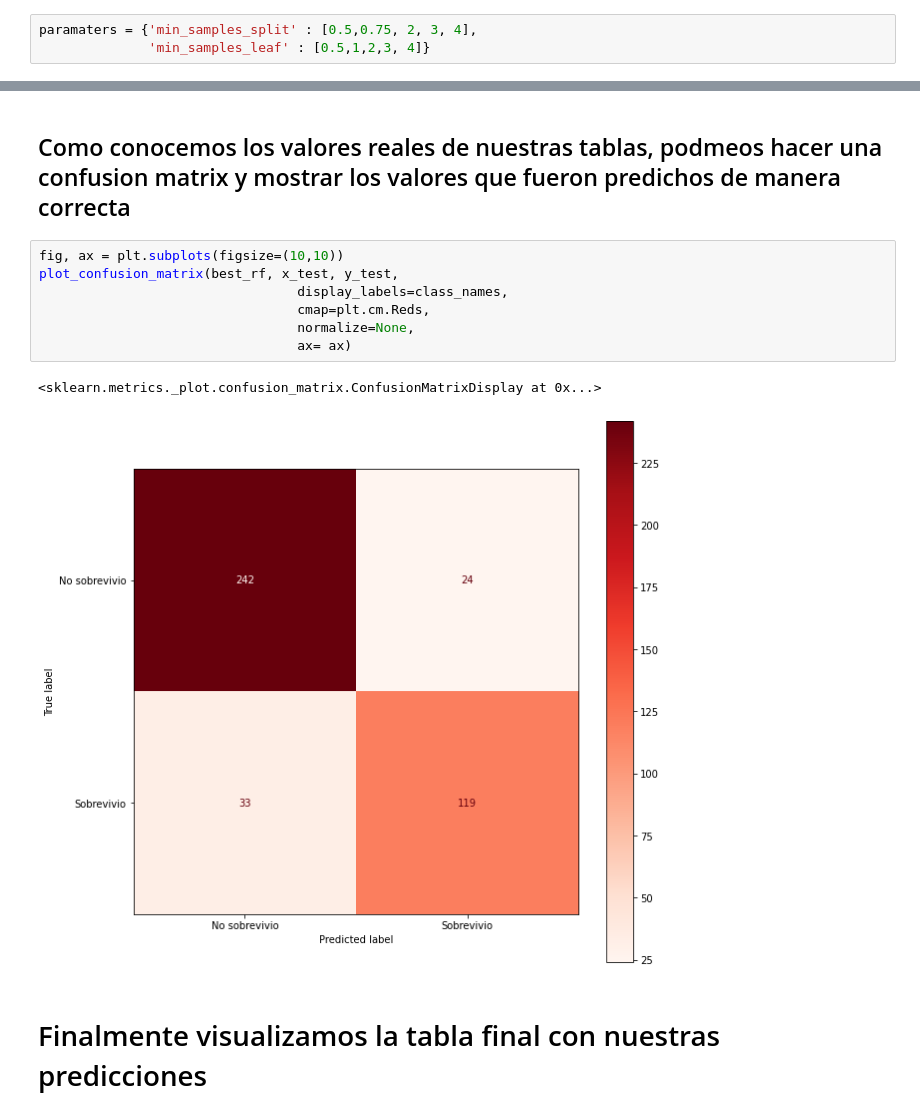
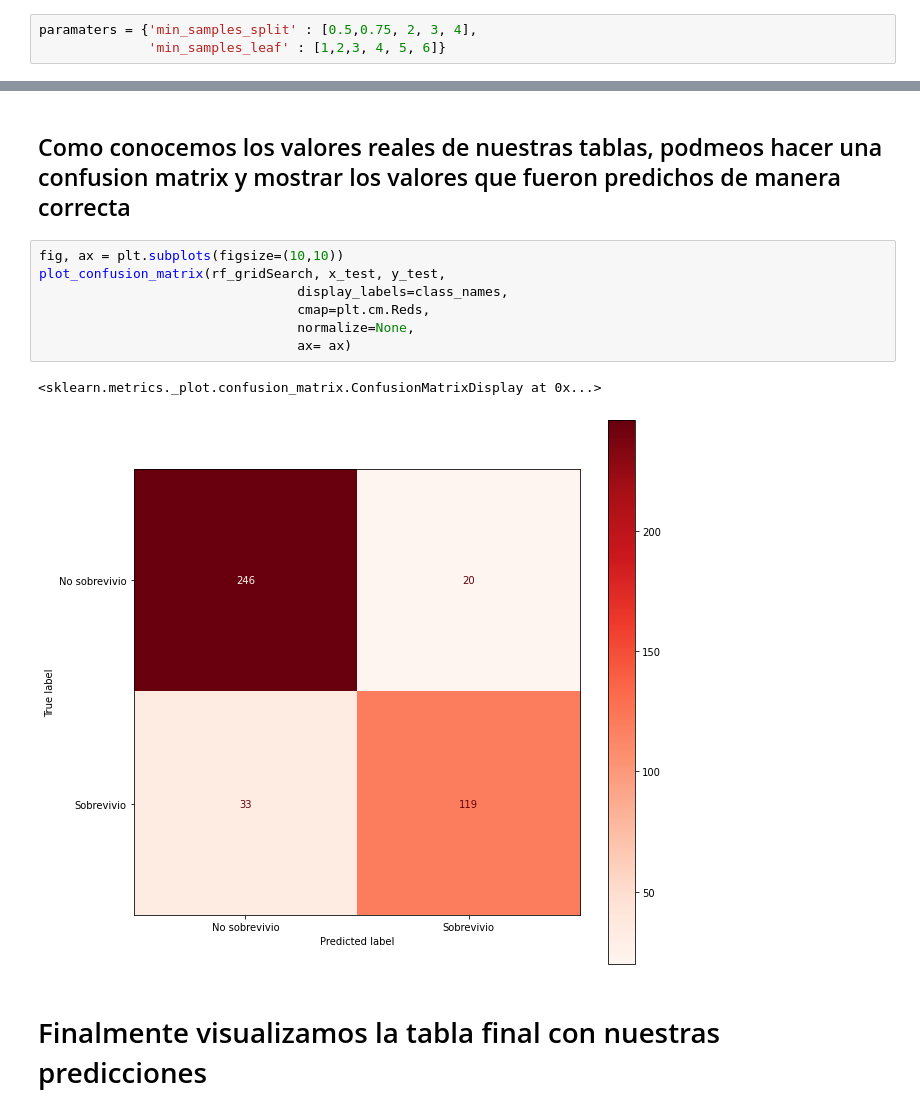
Before and after one commit to EmirBurgosPaz/Machine_learning, a Jupyter notebook: proyecto_4/Random_Forest.ipynb, the cells around one changed output, grey strips where cells are left out. Drawn from its saved outputs; the diff is of its cells as text.

```diff
--- a/proyecto_4/Random_Forest.ipynb
+++ b/proyecto_4/Random_Forest.ipynb
@@ -684,7 +663,7 @@ Y con ello podemos indicar que el valor de 400 y de 10  son los mejores para est
 Podemos observar que los valores de 'min_samples_leaf' y 'min_samples_split' para la parametrizacion son  los valores default que sklearn indica, por lo tanto vamos a realizar una segunda iteracion con los mejores valores iniciales y un valor con rangos mas cercanos a estos dos valores.
 # %%
 paramaters = {'min_samples_split' : [0.5,0.75, 2, 3, 4],
-              'min_samples_leaf' : [0.5,1,2,3, 4]}
+              'min_samples_leaf' : [1,2,3, 4, 5, 6]}
 # %% [markdown]
 En esta iteracion tenemos que indicar en nuestro modelo, cual valores que ya tenemos deben de ser considerados en los Hiperparametros
 # %%
@@ -802,14 +769,14 @@ No sobrevivio       0.88      0.91      0.89       266
 ## Como conocemos los valores reales de nuestras tablas, podmeos hacer una confusion matrix y mostrar los valores que fueron predichos de manera correcta
 # %%
 fig, ax = plt.subplots(figsize=(10,10))
-plot_confusion_matrix(best_rf, x_test, y_test,
+plot_confusion_matrix(rf_gridSearch, x_test, y_test,
                                  display_labels=class_names,
                                  cmap=plt.cm.Reds,
                                  normalize=None,
                                  ax= ax)
 # %% [output]
 <sklearn.metrics._plot.confusion_matrix.ConfusionMatrixDisplay at 0x...>
-[figure, old version]
+[figure, new version]
 # %% [markdown]
 # Finalmente visualizamos la tabla final con nuestras predicciones
 # %%
```
Also changed, not shown: parts of 17 cells of this notebook, 1 other file.
